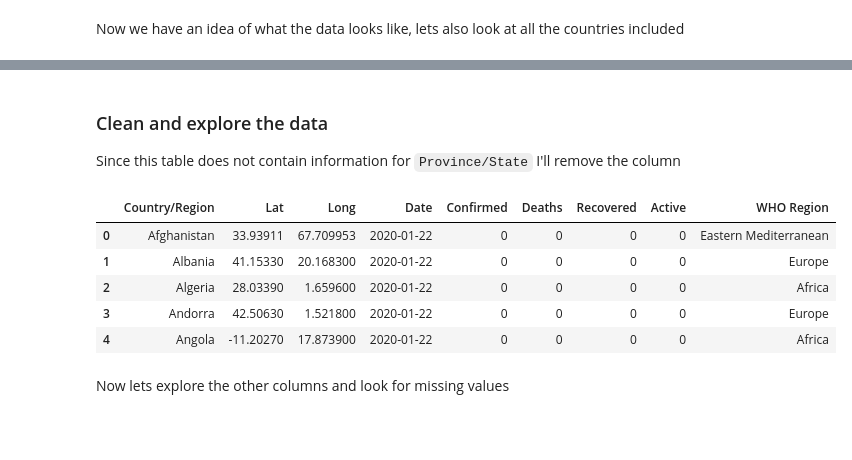
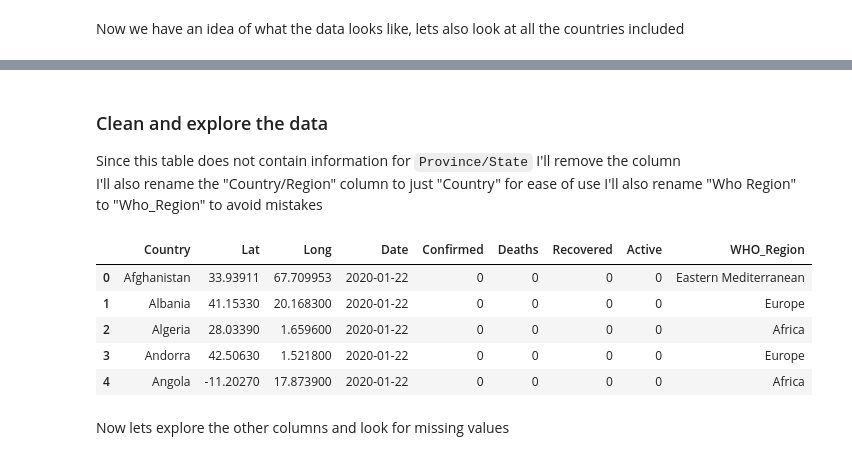
Before and after one commit to willrun808/Projects, a Jupyter notebook: COVID19.ipynb, the cells around one changed output, grey strips where cells are left out. Cells and saved outputs as stored; diff of their text form; code cells hidden in the pictures; blank space fills up the shorter version.

```diff
--- a/COVID19.ipynb
+++ b/COVID19.ipynb
@@ -89,12 +73,16 @@ array(['Afghanistan', 'Albania', 'Algeria', 'Andorra', 'Angola',
 # %% [markdown]
 ### Clean and explore the data
 
-Since this table does not contain information for `Province/State` I'll remove the column
+Since this table does not contain information for `Province/State` I'll remove the column\
+I'll also rename the "Country/Region" column to just "Country" for ease of use
+I'll also rename "Who Region" to "Who_Region" to avoid mistakes
 # %%
 df = df.drop(columns=["Province/State"])
+df.rename(columns={'Country/Region': 'Country'}, inplace=True)
+df.rename(columns={'WHO Region': 'WHO_Region'}, inplace=True)
 df.head()
 # %% [output]
-|  | Country/Region | Lat | Long | Date | Confirmed | Deaths | Recovered | Active | WHO Region |
+|  | Country | Lat | Long | Date | Confirmed | Deaths | Recovered | Active | WHO_Region |
 | 0 | Afghanistan | 33.93911 | 67.709953 | 2020-01-22 | 0 | 0 | 0 | 0 | Eastern Mediterranean |
 | 1 | Albania | 41.15330 | 20.168300 | 2020-01-22 | 0 | 0 | 0 | 0 | Europe |
 | 2 | Algeria | 28.03390 | 1.659600 | 2020-01-22 | 0 | 0 | 0 | 0 | Africa |
```
Also changed, not shown: parts of 24 cells of this notebook, 1 other file.
